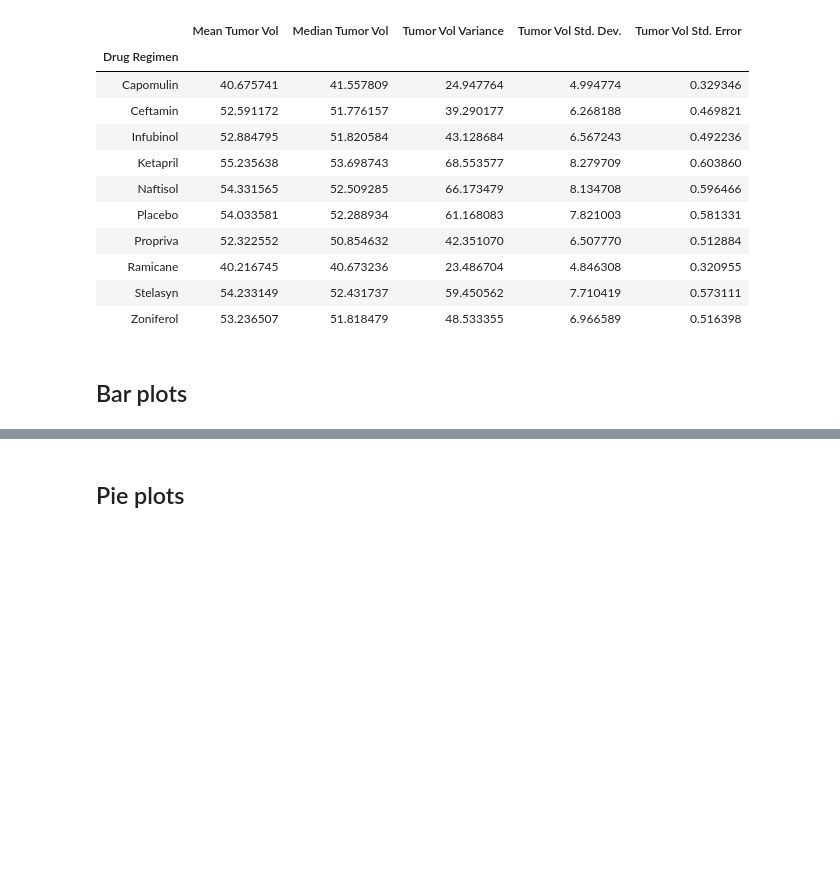
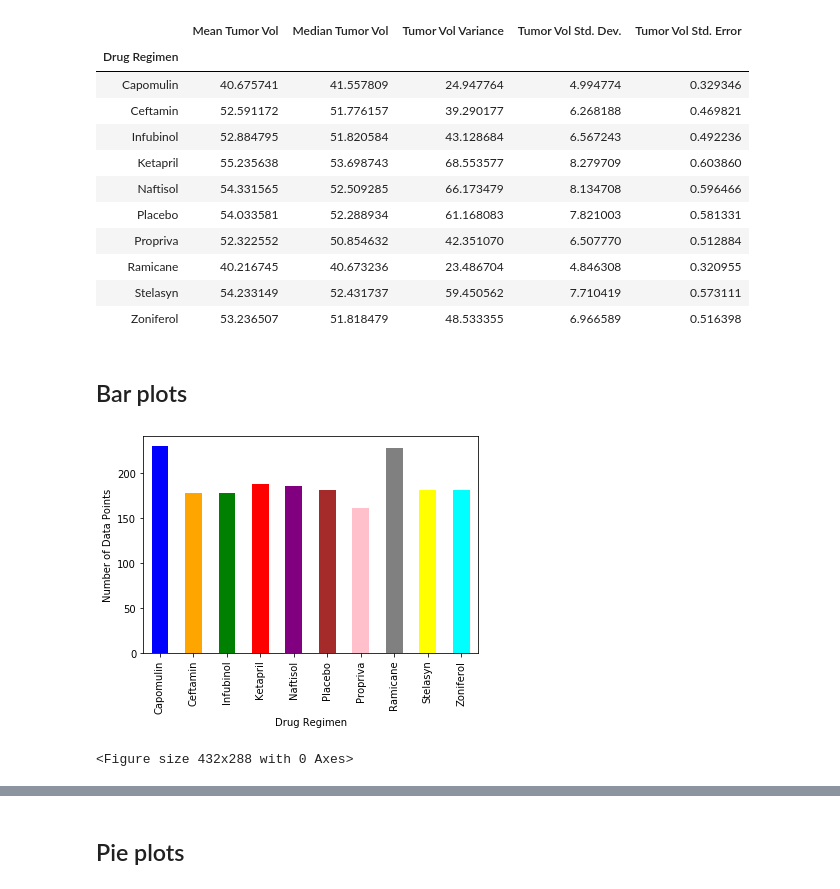
Before and after one commit to swati-dontamsetti/matplotlib-challenge, a Jupyter notebook: Pymaceuticals/pymaceuticals.ipynb, the cells around one changed output, grey strips where cells are left out. Drawn from its saved outputs; the diff is of its cells as text; code cells hidden in the pictures; blank space fills up the shorter version.

Commit message:
created both bar plots

```diff
--- a/Pymaceuticals/pymaceuticals.ipynb
+++ b/Pymaceuticals/pymaceuticals.ipynb
@@ -80,0 +78,19 @@ summary_df
+# %%
+# Generate a bar plot showing number of data points for each treatment regimen using pandas
+
+# count all the data points for each drug
+count_drug = complete_data.groupby("Drug Regimen")["Drug Regimen"].count()
+
+# different colors per drug
+color_list = ["blue", "orange", "green", "red", "purple", "brown", "pink", "grey", "yellow", "aqua"]
+
+# create the bar chart
+drug_chart = count_drug.plot(kind="bar", color = color_list)
+
+# add labels
+drug_chart.set_ylabel("Number of Data Points")
+plt.show()
+plt.tight_layout()
+# %% [output]
+[figure, added]
+<Figure size 432x288 with 0 Axes>
```
Also changed, not shown: parts of 4 cells of this notebook.
